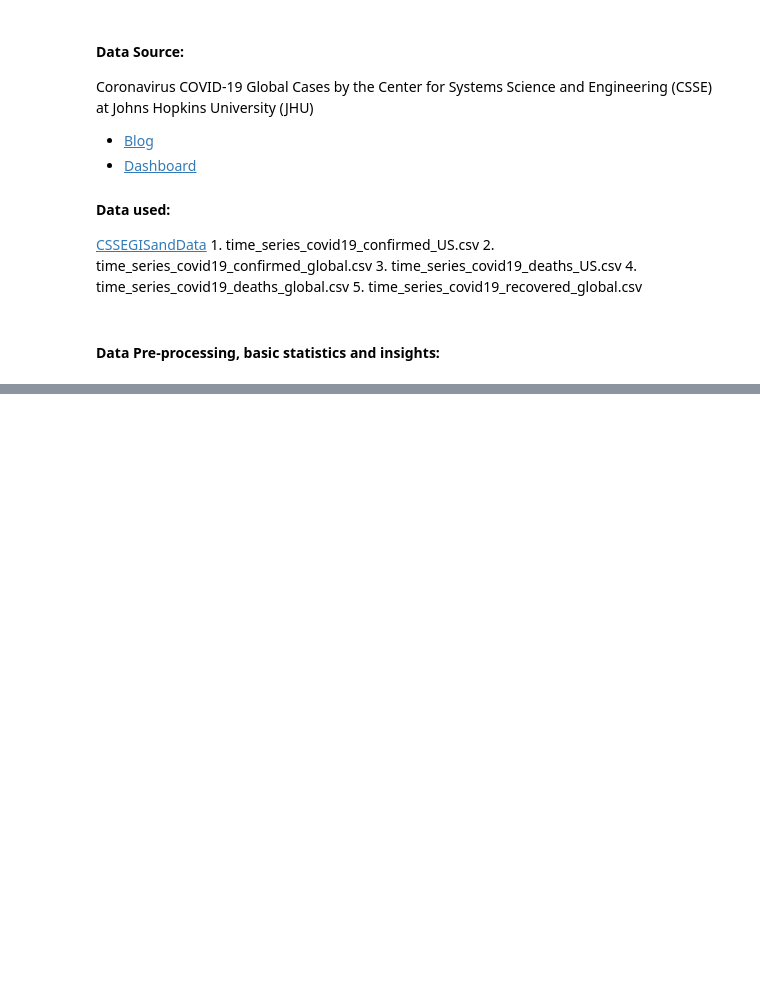
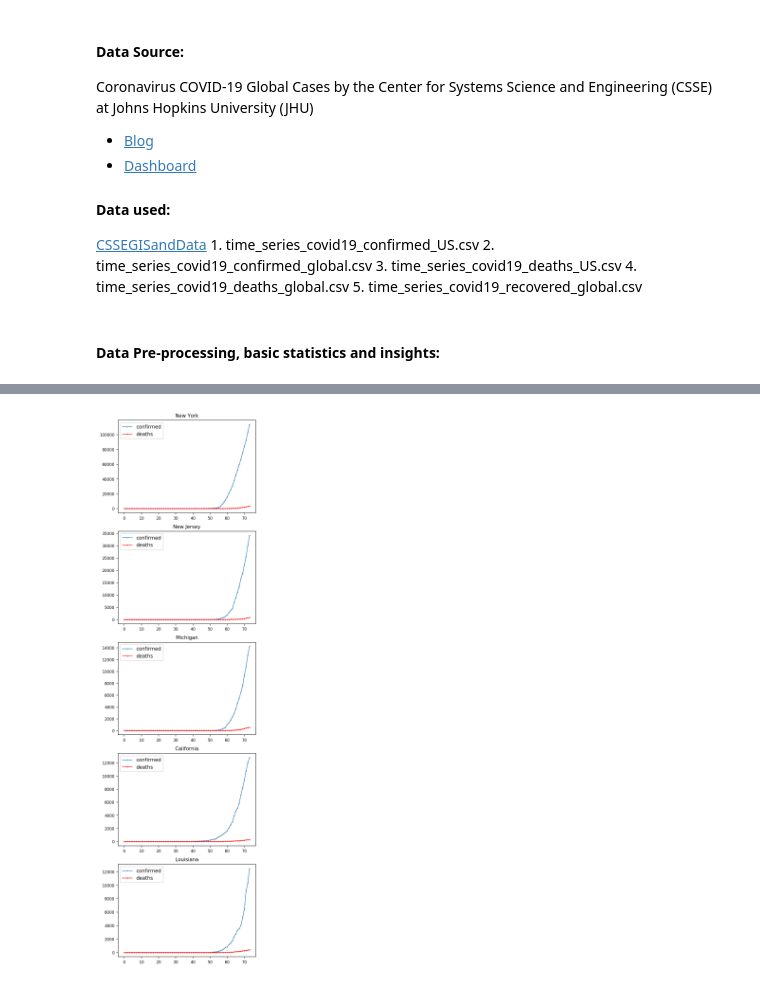
Before and after one commit to MUYANGGUO/COVID19-Simulation, a Jupyter notebook: Models_Notebooks/part0--ca.ipynb, the cells around one changed output, grey strips where cells are left out. Cells and saved outputs as stored; diff of their text form; code cells hidden in the pictures; blank space fills up the shorter version.

```diff
--- a/Models_Notebooks/part0--ca.ipynb
+++ b/Models_Notebooks/part0--ca.ipynb
@@ -50,7 +50,9 @@ print('From {} till {} the US confirmed cases total is : {} \n'.format(first_dat
 print('From {} till {} the US deaths cases total is : {} \n'.format(first_date_US,last_deaths_US,total_deaths_US))
 mortality_rate = float(total_deaths_US)/float(total_confirmed_US)*100
 print('Mortality rate in US is being updated as {:.3f}% \n'.format(mortality_rate))
-US_population = df_deaths_US['Population'].sum()
+US_population_list = df_deaths_US['Population']
+US_population = US_population_list.sum()
+df_deaths_US.drop(['Population'], axis = 1, inplace = True)
 print('COVID-19 is among US population of {:.5f}% and fatal rate is {:.5f}% \n'.format(float(total_confirmed_US)/float(US_population)*100, float(total_deaths_US)/float(US_population)*100))
 # %% [output]
 Data Basic Statistics:
@@ -107,0 +67,35 @@ df_deaths_US
+# %%
+def get_top_rank(sorted_df,compare_df,rank):
+    # Create an empty list
+    container = {}
+    rows_list = []
+    rows_compare_list=[]
+    state_sorted_order = []
+    # Iterate over each row
+    for index, row in sorted_df.iterrows():
+        if index <rank:
+            row_list = row.to_list()
+            container[row_list[0]] = [row_list[1:]]
+            state_sorted_order.append(row_list[0])
+    for index_compare, row_compare in compare_df.iterrows():
+        row_compare_list = row_compare.to_list()
+        if row_compare_list[0] in container:
+            container[row_compare_list[0]].append(row_compare_list[1:])
+    return container, state_sorted_order
+
+
+
+container, state_list = get_top_rank(df_confirmed_US,df_deaths_US,5)
+# deaths_top_5 = get_top_5(df_deaths_US)
+# %%
+fig, ax = plt.subplots(ncols = 1, nrows = len(state_list), figsize = (5,20), dpi = 150)
+for i in range(len(state_list)):
+    ax[i].plot(container[state_list[i]][0],'o-',label="confirmed", linewidth=1,markersize=1)
+    ax[i].plot(container[state_list[i]][1],'rd-',label= "deaths", linewidth=1,markersize=1)
+    ax[i].set_title(state_list[i],fontsize = 10)
+    ax[i].tick_params(axis='x',labelsize=8)
+    ax[i].tick_params(axis='y',labelsize=8)
+
+    ax[i].legend()
+# %% [output]
+[figure, added]
```
Also changed, not shown: parts of 3 cells of this notebook.
